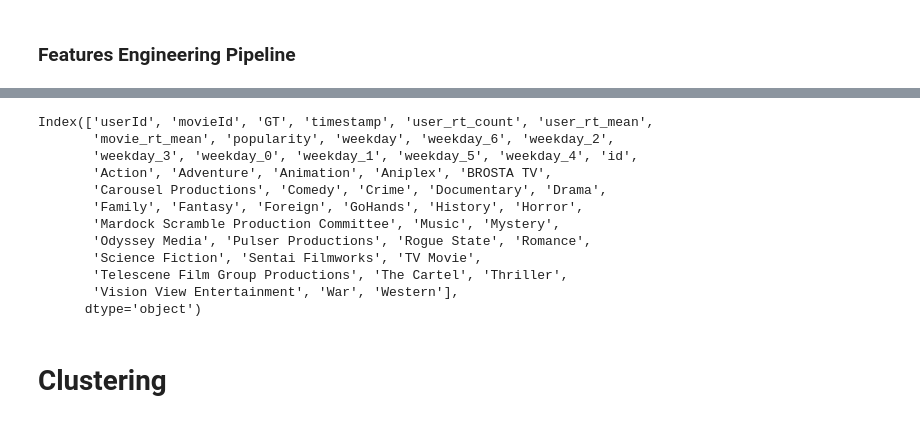
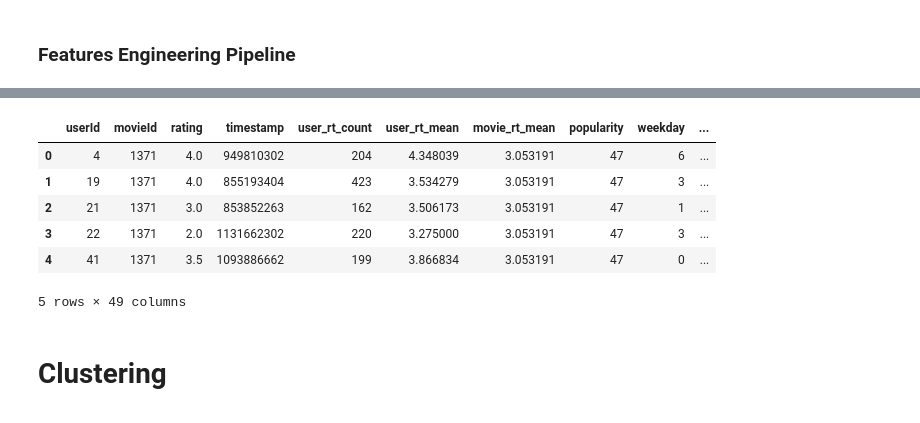
Before and after one commit to castares/movie-recommender, a Jupyter notebook: pipeline.ipynb, the cells around one changed output, grey strips where cells are left out. Saved outputs shown, nothing was run; the diff lists cells and outputs as text; code cells hidden in the pictures.

```diff
--- a/pipeline.ipynb
+++ b/pipeline.ipynb
@@ -28,8 +22,9 @@ import src.clustering as cl
 import src.supervised_learning as sl
 import src.mongodb_database as mdb
 # %%
-ratings = dd.read_csv('./input/ratings_small.csv')
-genres_dummies = pd.read_csv('./input/genres_dummies.csv')
+os.environ["GOOGLE_APPLICATION_CREDENTIALS"]="gcloud_credentials/movie-recommender-5148ae99c7b4.json"
+ratings = dd.read_csv('gs://new-ultraman/ratings_small.csv')
+genres_dummies = pd.read_csv('gs://new-ultraman/genres_dummies.csv')
 # %% [markdown]
 ### Features Engineering Pipeline
 # %%
@@ -49,20 +42,15 @@ We're assuming that the indexes of each dataframes are
  aligned. This assumption is not generally safe.
   "Concatenating dataframes with unknown divisions.\n"
 # %%
-ratings.columns
+ratings.head()
 # %% [output]
+|  | userId | movieId | rating | timestamp | user_rt_count | user_rt_mean | movie_rt_mean | popularity | weekday | ... |
+| 0 | 4 | 1371 | 4.0 | 949810302 | 204 | 4.348039 | 3.053191 | 47 | 6 | ... |
+| 1 | 19 | 1371 | 4.0 | 855193404 | 423 | 3.534279 | 3.053191 | 47 | 3 | ... |
+| 2 | 21 | 1371 | 3.0 | 853852263 | 162 | 3.506173 | 3.053191 | 47 | 1 | ... |
+| 3 | 22 | 1371 | 2.0 | 1131662302 | 220 | 3.275000 | 3.053191 | 47 | 3 | ... |
+| 4 | 41 | 1371 | 3.5 | 1093886662 | 199 | 3.866834 | 3.053191 | 47 | 0 | ... |
-Index(['userId', 'movieId', 'GT', 'timestamp', 'user_rt_count', 'user_rt_mean',
-       'movie_rt_mean', 'popularity', 'weekday', 'weekday_6', 'weekday_2',
-       'weekday_3', 'weekday_0', 'weekday_1', 'weekday_5', 'weekday_4', 'id',
-       'Action', 'Adventure', 'Animation', 'Aniplex', 'BROSTA TV',
-       'Carousel Productions', 'Comedy', 'Crime', 'Documentary', 'Drama',
-       'Family', 'Fantasy', 'Foreign', 'GoHands', 'History', 'Horror',
-       'Mardock Scramble Production Committee', 'Music', 'Mystery',
-       'Odyssey Media', 'Pulser Productions', 'Rogue State', 'Romance',
-       'Science Fiction', 'Sentai Filmworks', 'TV Movie',
-       'Telescene Film Group Productions', 'The Cartel', 'Thriller',
-       'Vision View Entertainment', 'War', 'Western'],
-      dtype='object')
+5 rows × 49 columns
 # %% [markdown]
 # __Clustering__
 # %%
```
Also changed, not shown: parts of 9 cells of this notebook, 12 other files.
